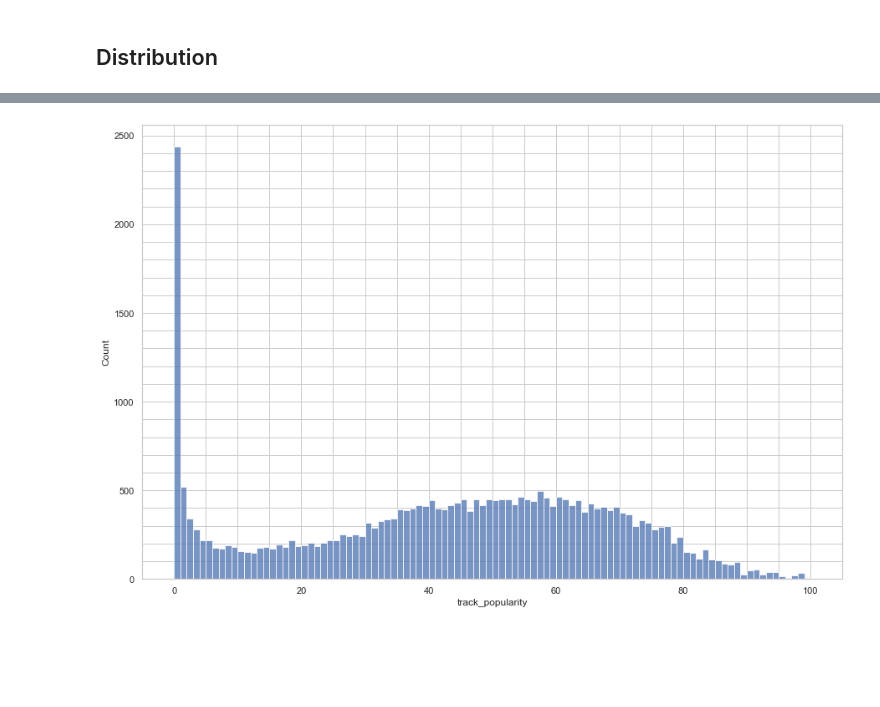
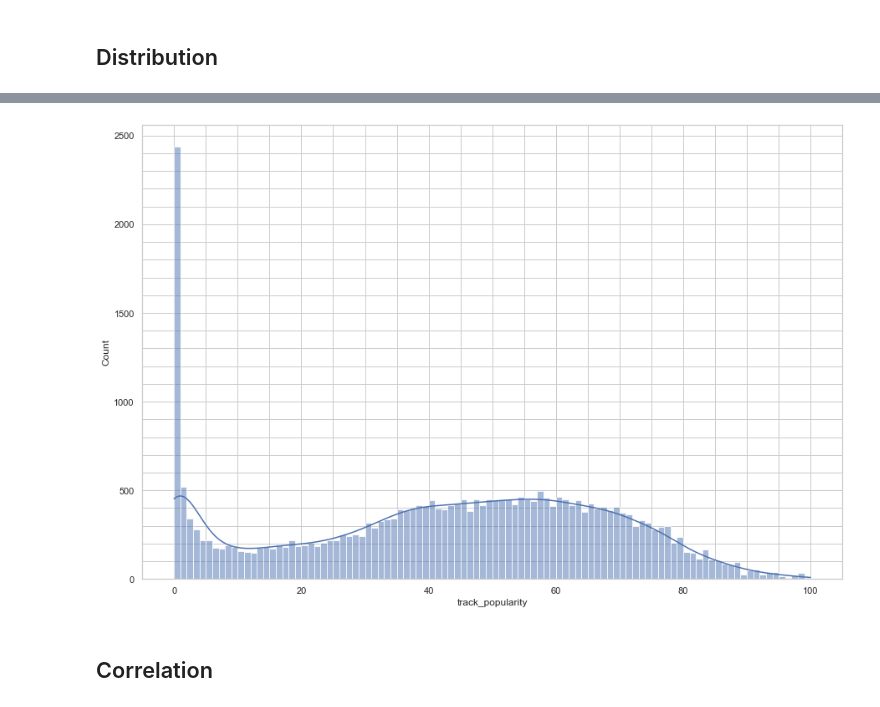
Before and after one commit to McGill-MMA-EnterpriseAnalytics/Spotify-Music, a Jupyter notebook: scratch/eda.ipynb, the cells around one changed output, grey strips where cells are left out. Cells and saved outputs as stored; diff of their text form; code cells hidden in the pictures; blank space fills up the shorter version.

```diff
--- a/scratch/eda.ipynb
+++ b/scratch/eda.ipynb
@@ -314,16 +347,18 @@ plt.show()
 # %%
 # distribution of track popularity
 plt.figure(figsize=(15, 10))
 
 # put fine grid on the plot
 plt.grid(True, which="both")
 plt.minorticks_on()
 
-sns.histplot(data["track_popularity"], bins=100)
+sns.histplot(data["track_popularity"], bins=100, kde=True)
 plt.show()
 # %% [output]
 [interactive output not drawn]
-[figure, old version]
+[figure, new version]
+# %% [markdown]
+## Correlation
 # %%
 data_correlation = data[numerical_features_to_plot].corr()
 plt.figure(figsize=(30, 10))
```
Also changed, not shown: parts of 16 cells of this notebook.
